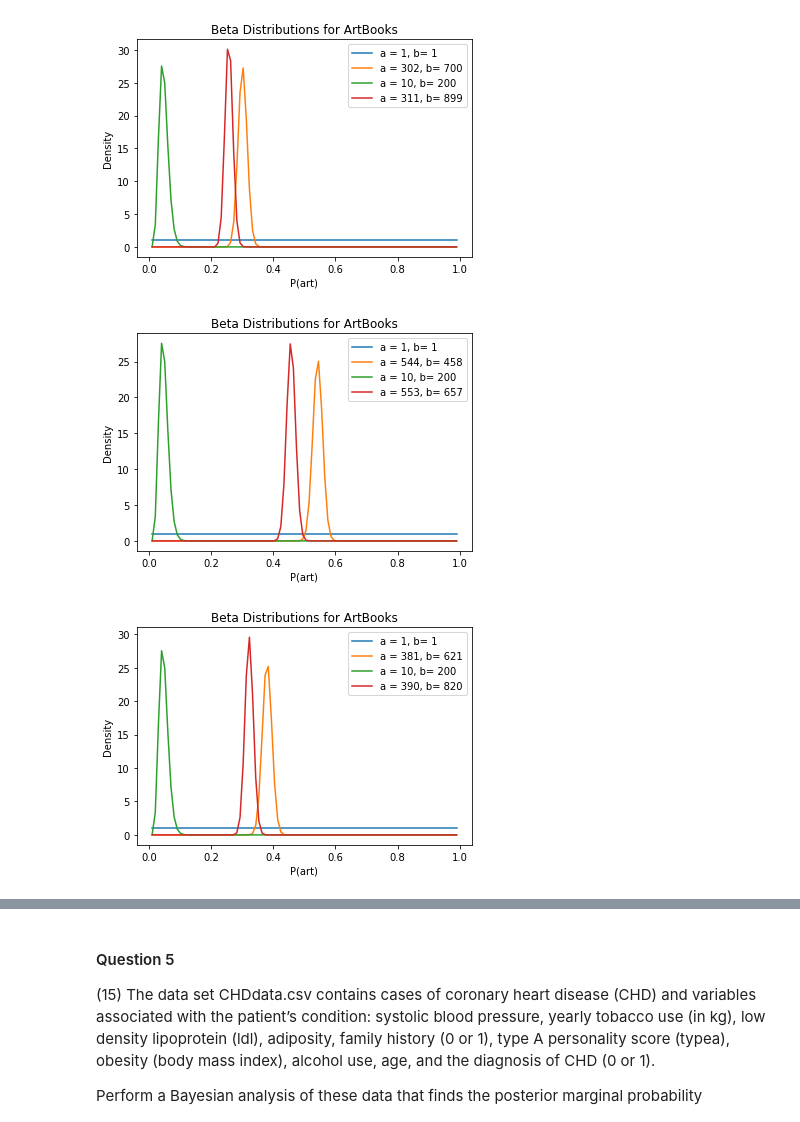
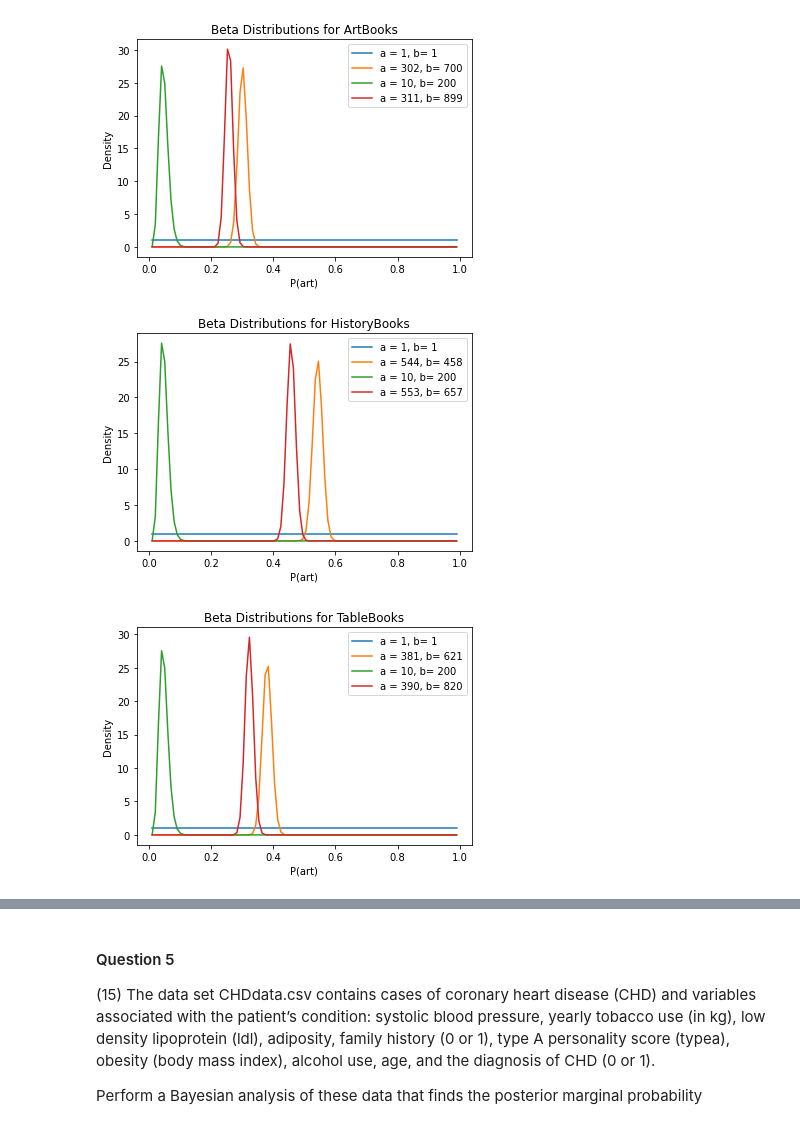
Before and after one commit to hyunsukr/DS6040-Bayesian-Machine-Learning, a Jupyter notebook: Module1/hw1.ipynb, the cells around one changed output, grey strips where cells are left out. Cells and saved outputs as stored; diff of their text form; code cells hidden in the pictures.

Commit message:
update with the distribution plots for question 4

```diff
--- a/Module1/hw1.ipynb
+++ b/Module1/hw1.ipynb
@@ -241,10 +241,10 @@ def createPlot(priors, bookType):
     plt.legend()
     plt.xlabel("P(art)")
     plt.ylabel("Density")
-    plt.title("Beta Distributions for ArtBooks")
+    plt.title("Beta Distributions for " + bookType)
     plt.show()
 
-def createPriors(type_addition):
+def createPriors(type_addition, n):
     return [(a_lack, b_lack), (a_lack + type_addition, b_lack+n-type_addition),
             (a_prior, b_prior), (a_prior + type_addition, b_prior+n-type_addition)]
 # %%
@@ -255,13 +255,13 @@ createPlot(artPriors,"ArtBooks")
 [figure]
 # %%
 ## For History Books
-historyPriors = createPriors(k_history)
+historyPriors = createPriors(k_history, len(books))
 createPlot(historyPriors,"HistoryBooks")
 # %% [output]
-[figure, old version]
+[figure, new version]
 # %%
 ## For Table Books
-tablePriors = createPriors(k_table)
+tablePriors = createPriors(k_table, len(books))
 createPlot(tablePriors,"TableBooks")
 # %% [output]
-[figure, old version]
+[figure, new version]
```
Also changed, not shown: parts of 8 cells of this notebook.
